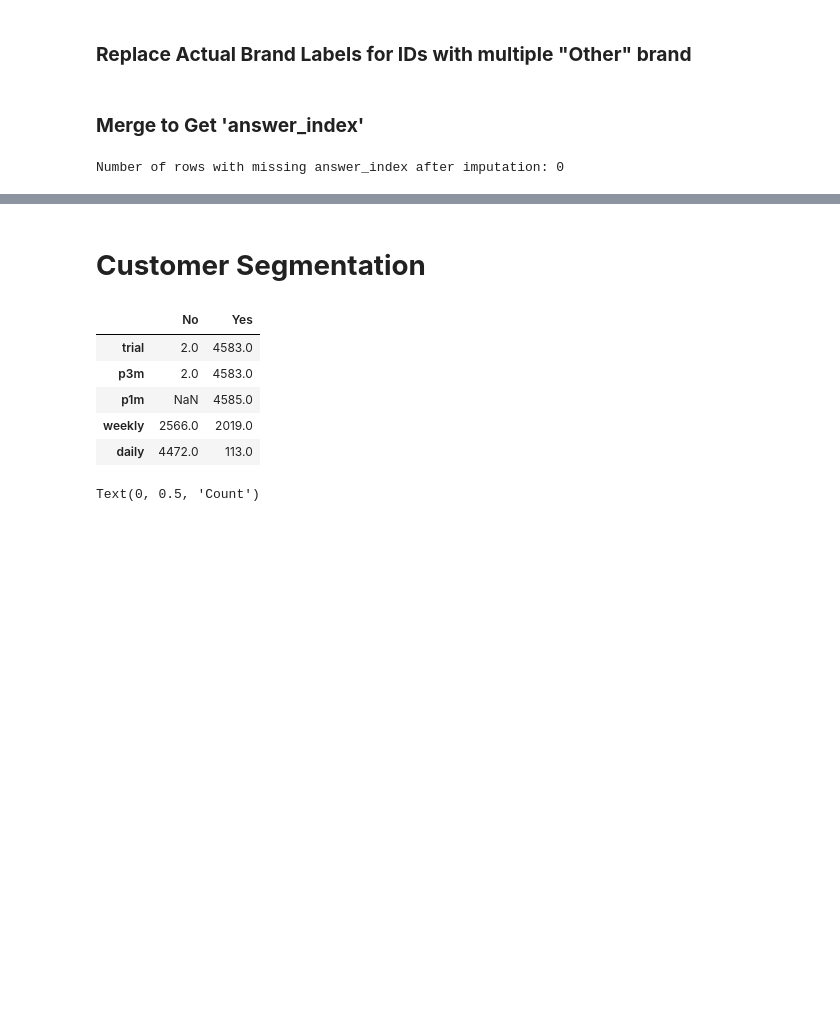
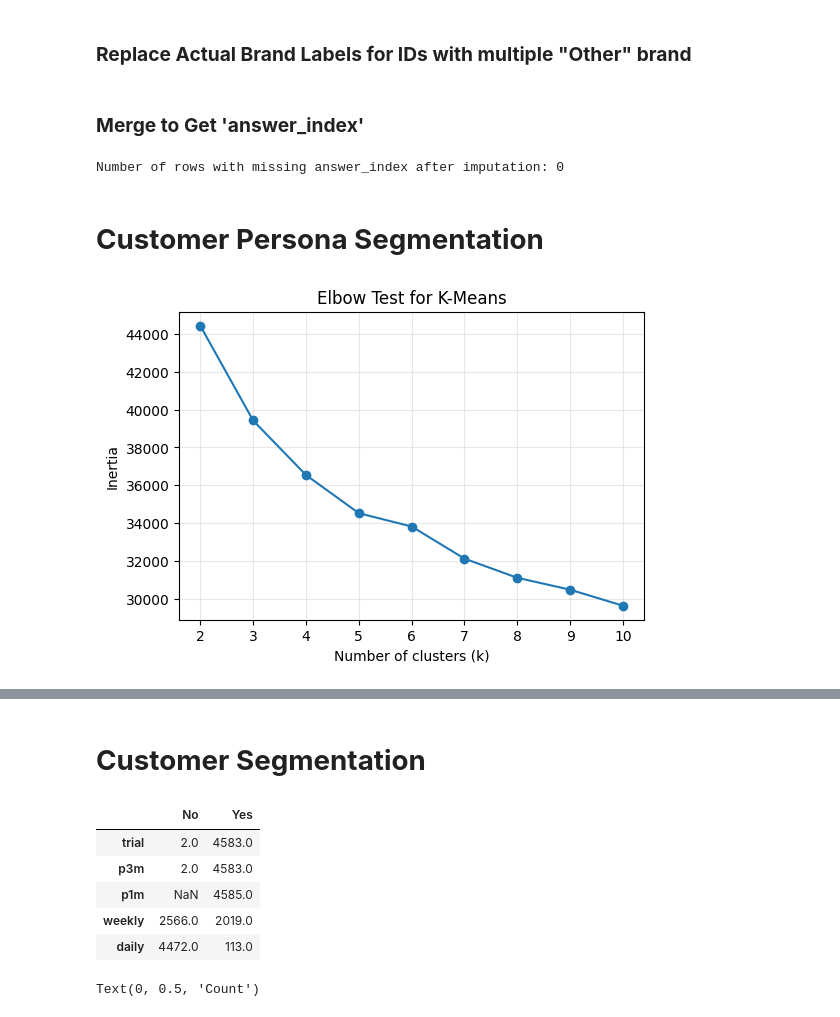
Before and after one commit to Truong2003-tqd/Highlands-Customer-Analysis, a Jupyter notebook: Preprocessing Notebook/preprocessing.ipynb, the cells around one changed output, grey strips where cells are left out. Drawn from its saved outputs; the diff is of its cells as text; code cells hidden in the pictures; blank space fills up the shorter version.

Commit message:
Segmentation

```diff
--- a/Preprocessing Notebook/preprocessing.ipynb
+++ b/Preprocessing Notebook/preprocessing.ipynb
@@ -488,3 +516,6 @@ Unique values after standardization:
+# %%
+# Group 15 - 24.9 and 25+ to 25+
+survey_respondents_info_df['mpi'] = survey_respondents_info_df['mpi'].replace('15 - 24.9', '25+')
 # %% [markdown]
 #### **Check mpi_mean Values vs mpi_detail Midpoint**
 # %%
@@ -2231,3 +2191,68 @@ Number of rows with missing answer_index after imputation: 0
 # %%
 # Overwrite brand_image_df with merged_df
 brand_image_df = merged_df.drop(columns=['brand_health'])
+# %% [markdown]
+# **Customer Persona Segmentation**
+# %%
+from sklearn.preprocessing import OneHotEncoder, StandardScaler
+from sklearn.compose import ColumnTransformer
+from sklearn.pipeline import Pipeline
+from sklearn.cluster import KMeans
+from sklearn.metrics import silhouette_score
+
+# 1. Multi-label need state matrix (one column per need)
+needstate_binary = (
+    pd.get_dummies(
+        need_state_df.dropna(subset=['needstates'])[['id', 'needstates']],
+        columns=['needstates'],
+        prefix='need'
+    )
+    .groupby('id', as_index=False)
+    .max()
+)
+
+# 2. Merge demographics with full need profile
+base_features = ['id', 'age', 'occupation_group', 'mpi']
+base_df = survey_respondents_info_df[base_features].drop_duplicates()
+
+features_df = base_df.merge(needstate_binary, on='id', how='left')
+
+need_cols = [c for c in features_df.columns if c.startswith('need_')]
+features_df[need_cols] = features_df[need_cols].fillna(False).astype(bool)
+X = features_df.drop(columns='id')
+
+# 3. Preprocess + cluster
+numeric_features = ['age']
+categorical_features = ['occupation_group', 'mpi']
+
+preprocessor = ColumnTransformer(
+    transformers=[
+        ('num', StandardScaler(), numeric_features),
+        ('cat', OneHotEncoder(handle_unknown='ignore'), categorical_features),
+        ('need', 'passthrough', need_cols),
+    ]
+)
+
+k_range = range(2, 11)
+inertias = []
+
+for k in k_range:
+    trial_pipe = Pipeline(
+        steps=[
+            ('prep', preprocessor),
+            ('kmeans', KMeans(n_clusters=k, random_state=42)),
+        ]
+    )
+    trial_pipe.fit(X)
+    inertias.append(trial_pipe.named_steps['kmeans'].inertia_)
+
+plt.figure(figsize=(6, 4))
+plt.plot(k_range, inertias, marker='o')
+plt.title('Elbow Test for K-Means')
+plt.xlabel('Number of clusters (k)')
+plt.ylabel('Inertia')
+plt.xticks(k_range)
+plt.grid(alpha=0.3)
+plt.show()
+# %% [output]
+[figure, added]
```
Also changed, not shown: parts of 23 cells of this notebook, 2 other files.
